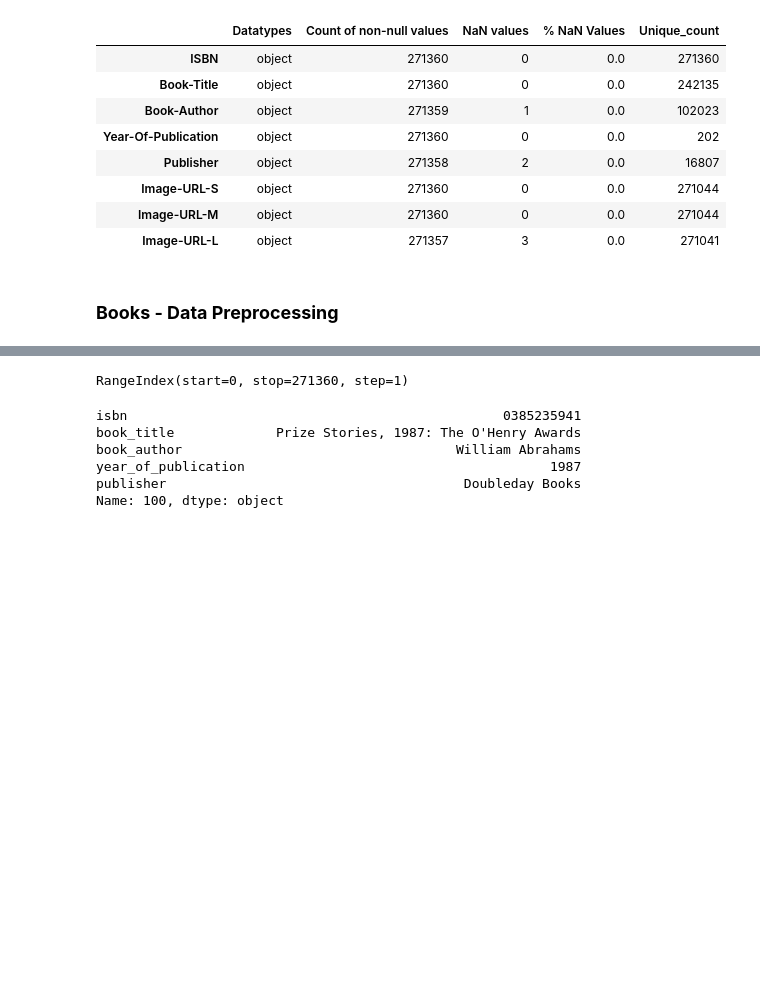
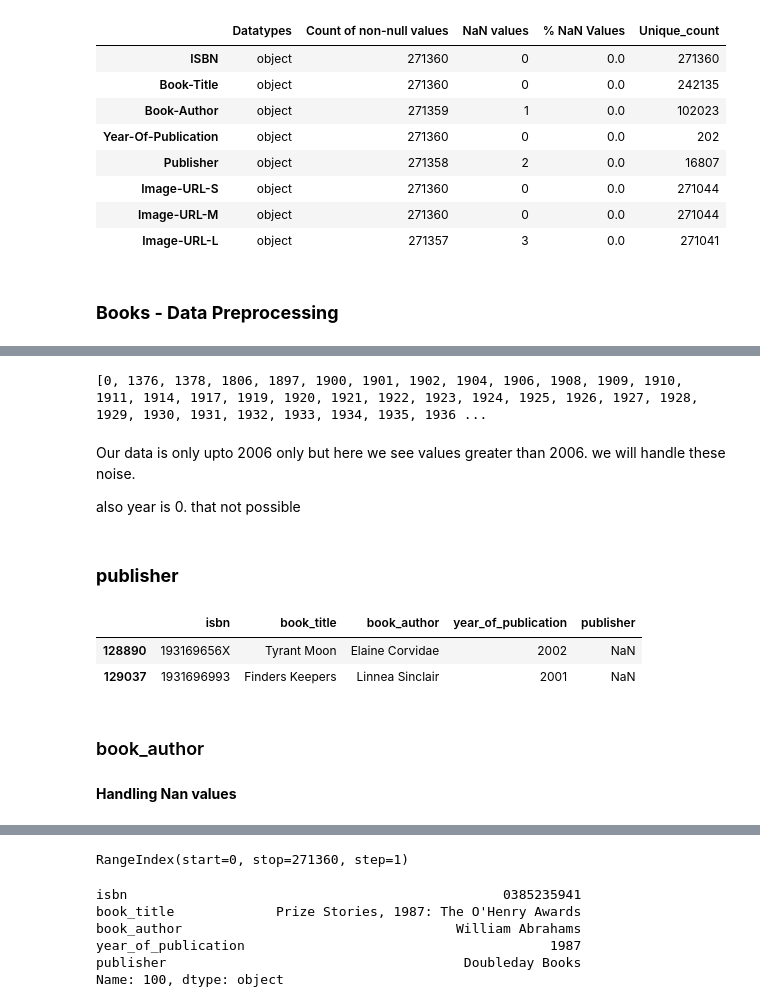
Before and after one commit to raushan9jnv/Book-recommendation-system, a Jupyter notebook: Book_recommendation_system_capstone_project_4.ipynb, the cells around one changed output, grey strips where cells are left out. Saved outputs shown, nothing was run; the diff lists cells and outputs as text; code cells hidden in the pictures; blank space fills up the shorter version.

```diff
--- a/Book_recommendation_system_capstone_project_4.ipynb
+++ b/Book_recommendation_system_capstone_project_4.ipynb
@@ -255,0 +273,22 @@ dtype: int64
+# %%
+# correction for isbn '0789466953' in books data
+df_books.loc[df_books.isbn ==  '2070426769', 'year_of_publication'] = 2003
+df_books.loc[df_books.isbn ==  '2070426769', 'book_author'] =  'Jean-Marie Gustave Le ClÃ?Â©zio'
+df_books.loc[df_books.isbn ==  '2070426769', 'publisher'] = 'Gallimard'
+df_books.loc[df_books.isbn ==  '2070426769', 'book_title'] = "Peuple du ciel, suivi de Les Bergers"
+# %%
+# set invalid parsing as NaN
+df_books.year_of_publication = pd.to_numeric(df_books.year_of_publication, errors = 'coerce')
+# %%
+# identifying different years of publications existed in books record
+print(sorted(df_books['year_of_publication'].unique()))
+# %% [output]
+[0, 1376, 1378, 1806, 1897, 1900, 1901, 1902, 1904, 1906, 1908, 1909, 1910, 1911, 1914, 1917, 1919, 1920, 1921, 1922, 1923, 1924, 1925, 1926, 1927, 1928, 1929, 1930, 1931, 1932, 1933, 1934, 1935, 1936 ...
+# %% [markdown]
+ Our data is only upto 2006 only but here we see values greater than 2006. we will handle these noise.
+
+ also year is 0. that not possible
+# %%
+df_books.loc[(df_books.year_of_publication > 2006) | (df_books.year_of_publication ==0),'year_of_publication'] = np.NAN
+df_books.year_of_publication.fillna(round(df_books.year_of_publication.mean()), inplace = True)
+# first we fill year_of_publication is of greater than 2006 and 0 fillled with NAN values and thn replaced with mean value.
@@ -255,0 +297,11 @@ dtype: int64
+# %%
+df_books.year_of_publication = df_books.year_of_publication.astype(np.int32)  #converted to int32, no value remain after decimal
+# %% [markdown]
+### **publisher**
+# %%
+# looking for publisher nan values
+df_books.loc[df_books.publisher.isnull(), :]
+# %% [output]
+|  | isbn | book_title | book_author | year_of_publication | publisher |
+| 128890 | 193169656X | Tyrant Moon | Elaine Corvidae | 2002 | NaN |
+| 129037 | 1931696993 | Finders Keepers | Linnea Sinclair | 2001 | NaN |
@@ -256 +312,5 @@ dtype: int64
+# %% [markdown]
+### book_author
+# %% [markdown]
+**Handling Nan values**
 # %%
```
Also changed, not shown: parts of 26 cells of this notebook.
